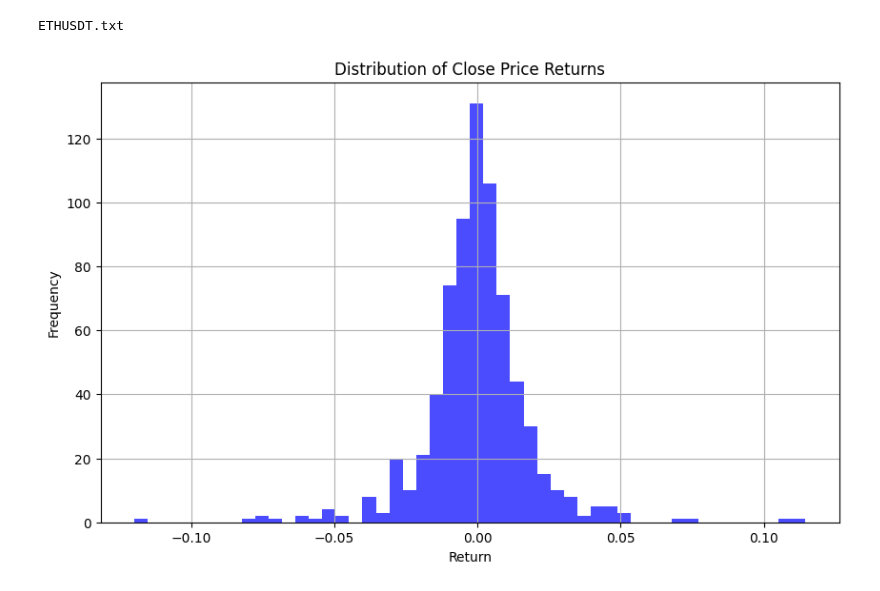
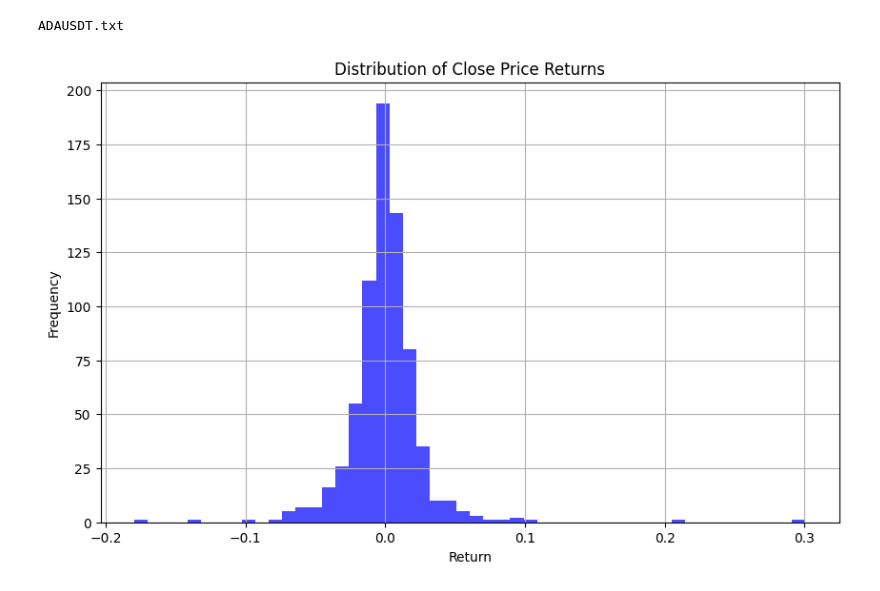
Before and after one commit to nickwilliamsdev/treetrader, a Jupyter notebook: crypto_prob_research.ipynb, the cells around one changed output. Drawn from its saved outputs; the diff is of its cells as text; code cells hidden in the pictures.

```diff
--- a/crypto_prob_research.ipynb
+++ b/crypto_prob_research.ipynb
@@ -22,21 +22,21 @@ for asset_file in os.listdir(asset_dir):
 # %%
 import matplotlib.pyplot as plt
 
 syms = list(df_dict.keys())
 
-df = df_dict[syms[9]]
+df = df_dict[syms[0]]
 
-print(syms[9])
+print(syms[0])
 returns = df['close'].pct_change().dropna()
 
 plt.figure(figsize=(10, 6))
 plt.hist(returns, bins=50, color='blue', alpha=0.7)
 plt.title('Distribution of Close Price Returns')
 plt.xlabel('Return')
 plt.ylabel('Frequency')
 plt.grid(True)
 plt.show()
 # %% [output]
-ETHUSDT.txt
+ADAUSDT.txt
-[figure, old version]
+[figure, new version]
 # %%
```
Also changed, not shown: parts of 1 cell of this notebook.
